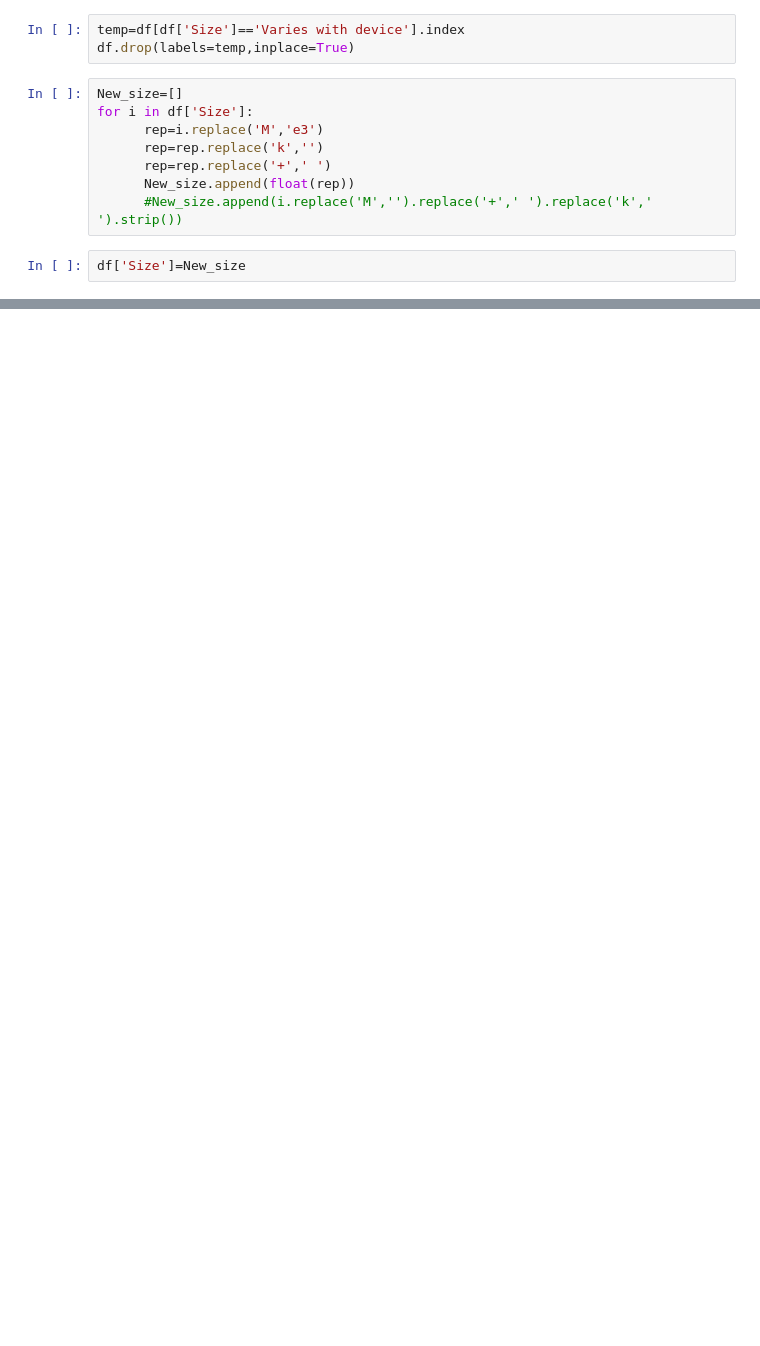
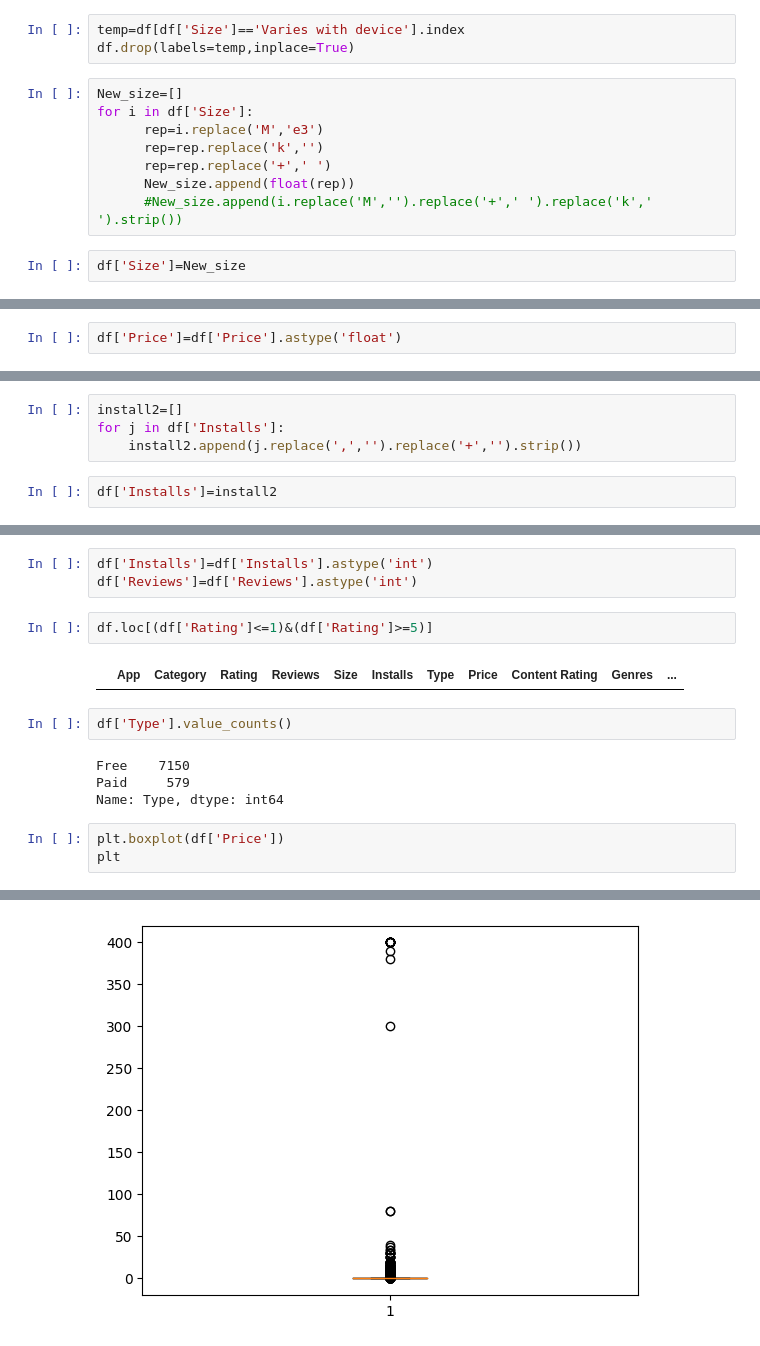
Before and after one commit to lavish315/Capstone-project-1, a Jupyter notebook: Playstoredata1.ipynb, the cells around one changed output, grey strips where cells are left out. Drawn from its saved outputs; the diff is of its cells as text; blank space fills up the shorter version.

```diff
--- a/Playstoredata1.ipynb
+++ b/Playstoredata1.ipynb
@@ -204,0 +224,2 @@ df['Size']=New_size
+# %%
+df['Price']=df['Price'].astype('float')
@@ -204,0 +235,6 @@ df['Size']=New_size
+# %%
+install2=[]
+for j in df['Installs']:
+    install2.append(j.replace(',','').replace('+','').strip())
+# %%
+df['Installs']=install2
@@ -204,0 +250,17 @@ df['Size']=New_size
+# %%
+df['Installs']=df['Installs'].astype('int')
+df['Reviews']=df['Reviews'].astype('int')
+# %%
+df.loc[(df['Rating']<=1)&(df['Rating']>=5)]
+# %% [output]
+|  | App | Category | Rating | Reviews | Size | Installs | Type | Price | Content Rating | Genres | ... |
+# %%
+df['Type'].value_counts()
+# %% [output]
+Free    7150
+Paid     579
+Name: Type, dtype: int64
+# %%
+plt.boxplot(df['Price'])
+plt
+# %% [output]
@@ -204,0 +268 @@ df['Size']=New_size
+[figure, added]
```
Also changed, not shown: parts of 9 cells of this notebook.
